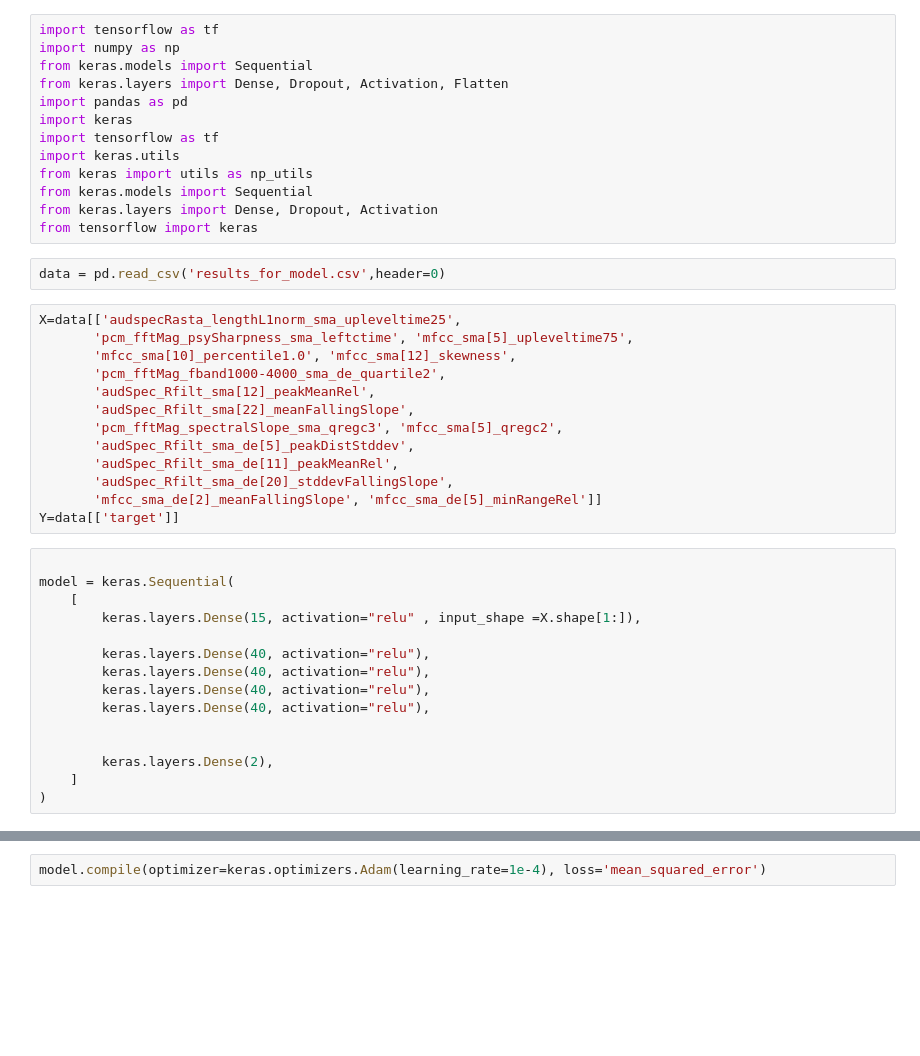
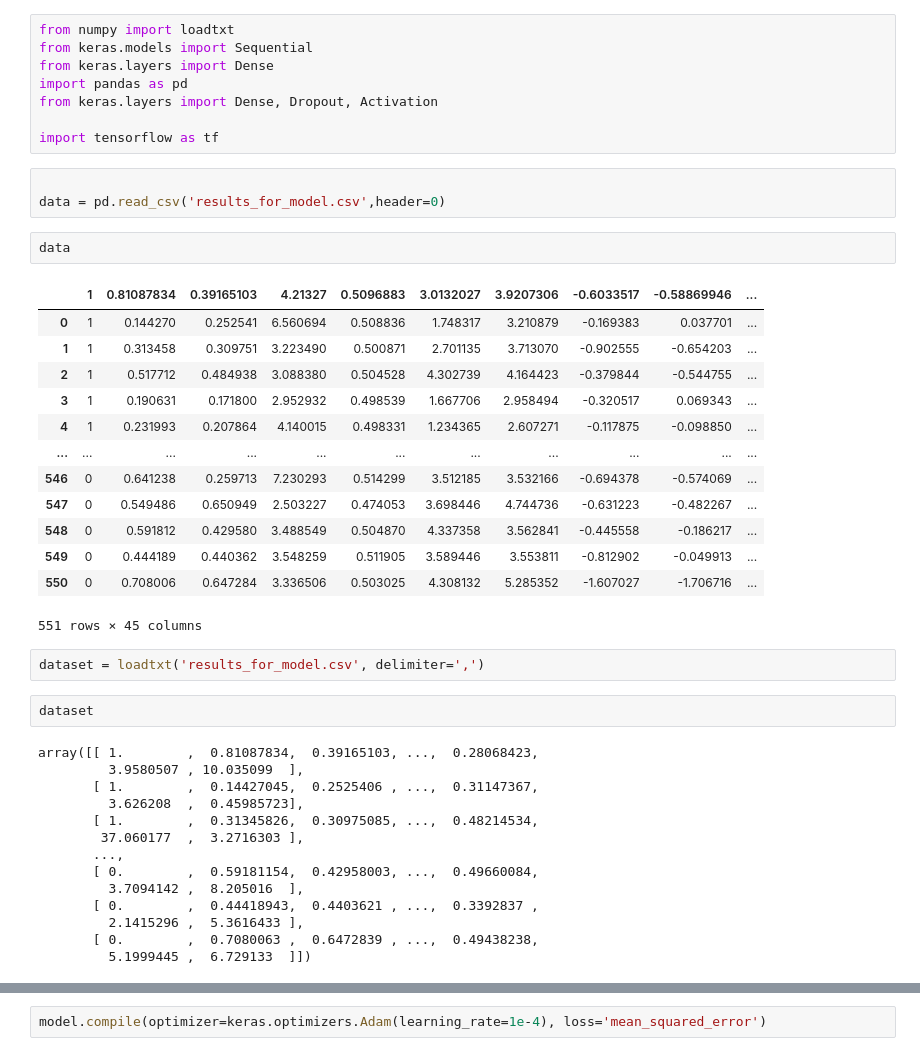
Before and after one commit to shahadalsh/Graduation_project, a Jupyter notebook: NN.ipynb, the cells around one changed output, grey strips where cells are left out. Drawn from its saved outputs; the diff is of its cells as text; blank space fills up the shorter version.

```diff
--- a/NN.ipynb
+++ b/NN.ipynb
@@ -1,43 +1,45 @@
 # %%
+from numpy import loadtxt
+from keras.models import Sequential
+from keras.layers import Dense
+import pandas as pd
+from keras.layers import Dense, Dropout, Activation
+
 import tensorflow as tf
-import numpy as np
-from keras.models import Sequential
-from keras.layers import Dense, Dropout, Activation, Flatten
-import pandas as pd
-import keras
-import tensorflow as tf
-import keras.utils
-from keras import utils as np_utils
-from keras.models import Sequential
-from keras.layers import Dense, Dropout, Activation
-from tensorflow import keras
 # %%
+
 data = pd.read_csv('results_for_model.csv',header=0)
-# %%
-X=data[['audspecRasta_lengthL1norm_sma_upleveltime25',
-       'pcm_fftMag_psySharpness_sma_leftctime', 'mfcc_sma[5]_upleveltime75',
-       'mfcc_sma[10]_percentile1.0', 'mfcc_sma[12]_skewness',
-       'pcm_fftMag_fband1000-4000_sma_de_quartile2',
-       'audSpec_Rfilt_sma[12]_peakMeanRel',
-       'audSpec_Rfilt_sma[22]_meanFallingSlope',
-       'pcm_fftMag_spectralSlope_sma_qregc3', 'mfcc_sma[5]_qregc2',
-       'audSpec_Rfilt_sma_de[5]_peakDistStddev',
-       'audSpec_Rfilt_sma_de[11]_peakMeanRel',
-       'audSpec_Rfilt_sma_de[20]_stddevFallingSlope',
-       'mfcc_sma_de[2]_meanFallingSlope', 'mfcc_sma_de[5]_minRangeRel']]
-Y=data[['target']]
-# %%
-
-model = keras.Sequential(
-    [
-        keras.layers.Dense(15, activation="relu" , input_shape =X.shape[1:]),
-
-        keras.layers.Dense(40, activation="relu"),
-        keras.layers.Dense(40, activation="relu"),
-        keras.layers.Dense(40, activation="relu"),
-        keras.layers.Dense(40, activation="relu"),
-
-
-        keras.layers.Dense(2),
-    ]
-)
+# %%
+data
+# %% [output]
+|  | 1 | 0.81087834 | 0.39165103 | 4.21327 | 0.5096883 | 3.0132027 | 3.9207306 | -0.6033517 | -0.58869946 | ... |
+| 0 | 1 | 0.144270 | 0.252541 | 6.560694 | 0.508836 | 1.748317 | 3.210879 | -0.169383 | 0.037701 | ... |
+| 1 | 1 | 0.313458 | 0.309751 | 3.223490 | 0.500871 | 2.701135 | 3.713070 | -0.902555 | -0.654203 | ... |
+| 2 | 1 | 0.517712 | 0.484938 | 3.088380 | 0.504528 | 4.302739 | 4.164423 | -0.379844 | -0.544755 | ... |
+| 3 | 1 | 0.190631 | 0.171800 | 2.952932 | 0.498539 | 1.667706 | 2.958494 | -0.320517 | 0.069343 | ... |
+| 4 | 1 | 0.231993 | 0.207864 | 4.140015 | 0.498331 | 1.234365 | 2.607271 | -0.117875 | -0.098850 | ... |
+| ... | ... | ... | ... | ... | ... | ... | ... | ... | ... | ... |
+| 546 | 0 | 0.641238 | 0.259713 | 7.230293 | 0.514299 | 3.512185 | 3.532166 | -0.694378 | -0.574069 | ... |
+| 547 | 0 | 0.549486 | 0.650949 | 2.503227 | 0.474053 | 3.698446 | 4.744736 | -0.631223 | -0.482267 | ... |
+| 548 | 0 | 0.591812 | 0.429580 | 3.488549 | 0.504870 | 4.337358 | 3.562841 | -0.445558 | -0.186217 | ... |
+| 549 | 0 | 0.444189 | 0.440362 | 3.548259 | 0.511905 | 3.589446 | 3.553811 | -0.812902 | -0.049913 | ... |
+| 550 | 0 | 0.708006 | 0.647284 | 3.336506 | 0.503025 | 4.308132 | 5.285352 | -1.607027 | -1.706716 | ... |
+551 rows × 45 columns
+# %%
+dataset = loadtxt('results_for_model.csv', delimiter=',')
+# %%
+dataset
+# %% [output]
+array([[ 1.        ,  0.81087834,  0.39165103, ...,  0.28068423,
+         3.9580507 , 10.035099  ],
+       [ 1.        ,  0.14427045,  0.2525406 , ...,  0.31147367,
+         3.626208  ,  0.45985723],
+       [ 1.        ,  0.31345826,  0.30975085, ...,  0.48214534,
+        37.060177  ,  3.2716303 ],
+       ...,
+       [ 0.        ,  0.59181154,  0.42958003, ...,  0.49660084,
+         3.7094142 ,  8.205016  ],
+       [ 0.        ,  0.44418943,  0.4403621 , ...,  0.3392837 ,
+         2.1415296 ,  5.3616433 ],
+       [ 0.        ,  0.7080063 ,  0.6472839 , ...,  0.49438238,
+         5.1999445 ,  6.729133  ]])
```
Also changed, not shown: parts of 19 cells of this notebook.
